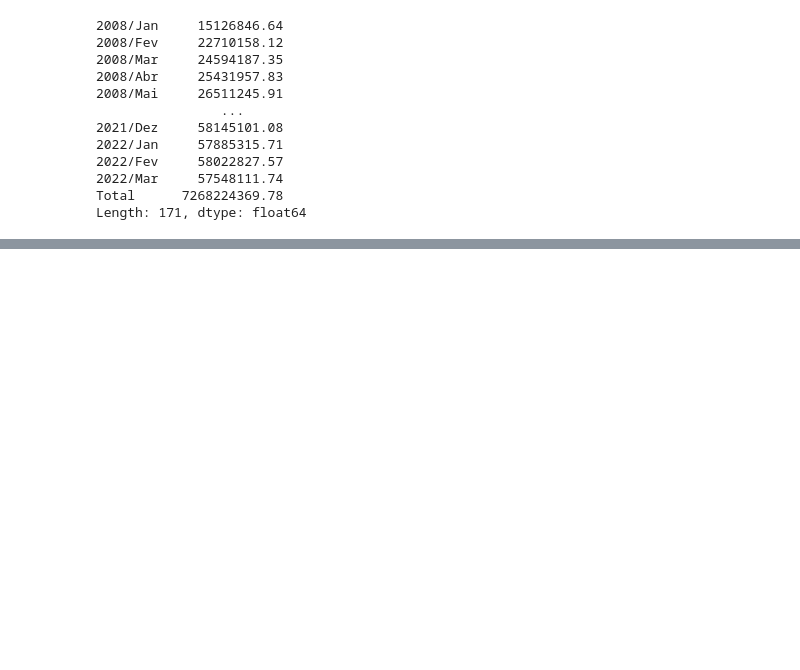
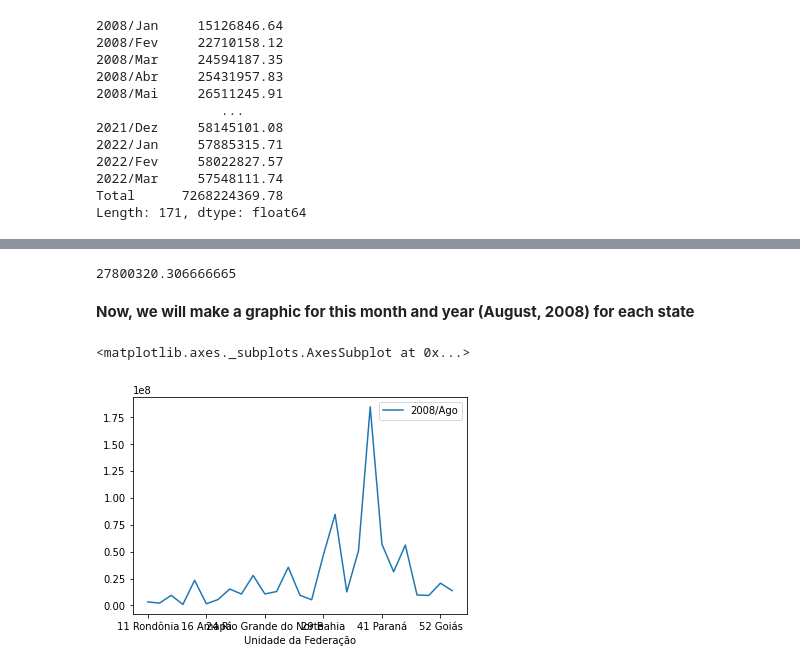
Before and after one commit to paulo-lins/EDA_datasus, a Jupyter notebook: EDA_tabnet.ipynb, the cells around one changed output, grey strips where cells are left out. Cells and saved outputs as stored; diff of their text form; code cells hidden in the pictures; blank space fills up the shorter version.

```diff
--- a/EDA_tabnet.ipynb
+++ b/EDA_tabnet.ipynb
@@ -29,14 +29,14 @@ url = 'https://raw.githubusercontent.com/paulo-lins/EDA_datasus/main/A173927189_
 # Atention, (ParserError: Error tokenizing data. C error: Expected 1 fields in line 5, saw 174),
 # this error is related to some problem reading the data. As header and what kind of separator... in this case it's set to ',' but when we open the file we observe that it is separated by ';'
 # %%
-dados = pd.read_csv(url,
+tabnet_data = pd.read_csv(url,
                   encoding='ISO-8859-1',
                   skiprows=3,     #skip unnecessary lines
                   skipfooter=12,  #skip unnecessary footer
                   sep=';',        #set the separator
                   thousands='.',   #set the thousand to '.'
                   decimal=',')    #set the decimal to ','
-dados.head()
+tabnet_data.head()
 # %% [output]
 |  | Unidade da Federação | 2008/Jan | 2008/Fev | 2008/Mar | 2008/Abr | 2008/Mai | 2008/Jun | 2008/Jul | 2008/Ago | ... |
 | 0 | 11 Rondônia | 1388528.39 | 2931283.42 | 1541682.52 | 1525314.96 | 1645953.84 | 1406150.68 | 3065279.01 | 3231494.61 | ... |
@@ -91,0 +113,13 @@ Length: 171, dtype: float64
+# %%
+# A series also has a mean function
+tabnet_data["2008/Ago"].mean()
+# %% [output]
+27800320.306666665
+# %% [markdown]
+**Now, we will make a graphic for this month and year (August, 2008) for each state**
+# %%
+# we can see that using lines in this case is not the best choice to understand what we want to show
+tabnet_data.plot(x='Unidade da Federação', y="2008/Ago")
+# %% [output]
+<matplotlib.axes._subplots.AxesSubplot at 0x...>
+[figure, added]
```
Also changed, not shown: parts of 9 cells of this notebook.
